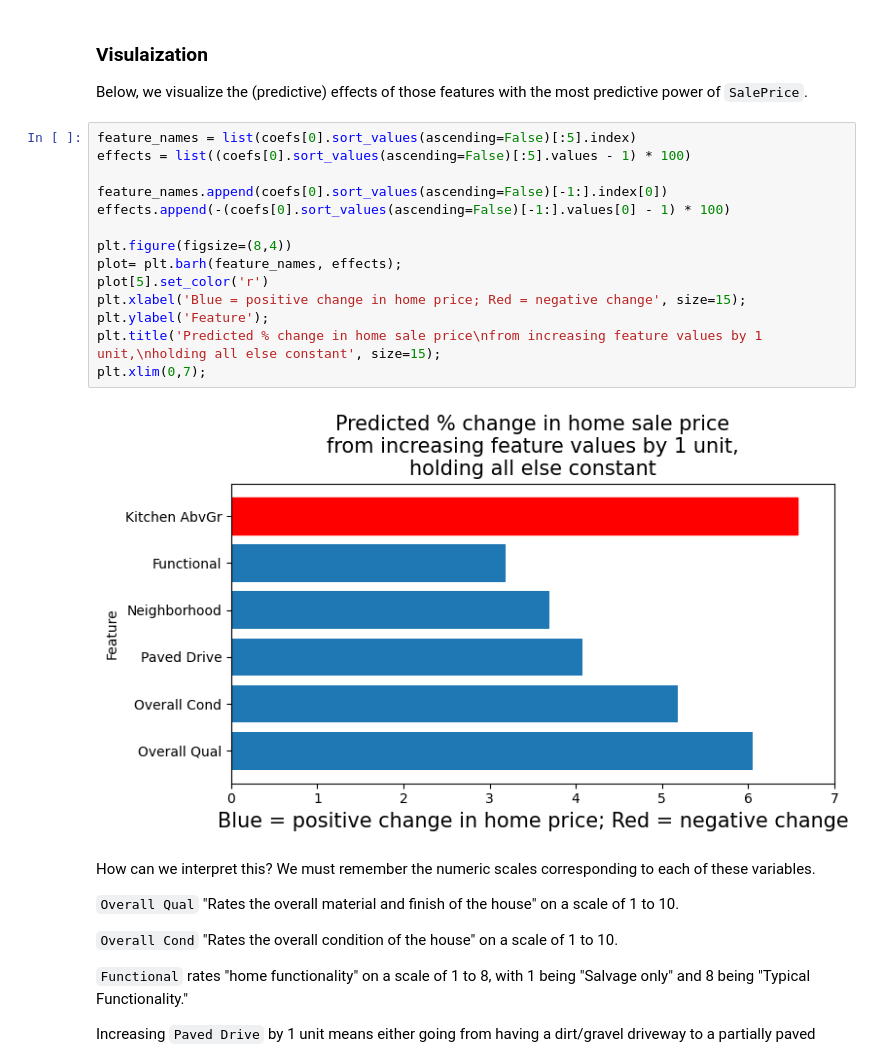
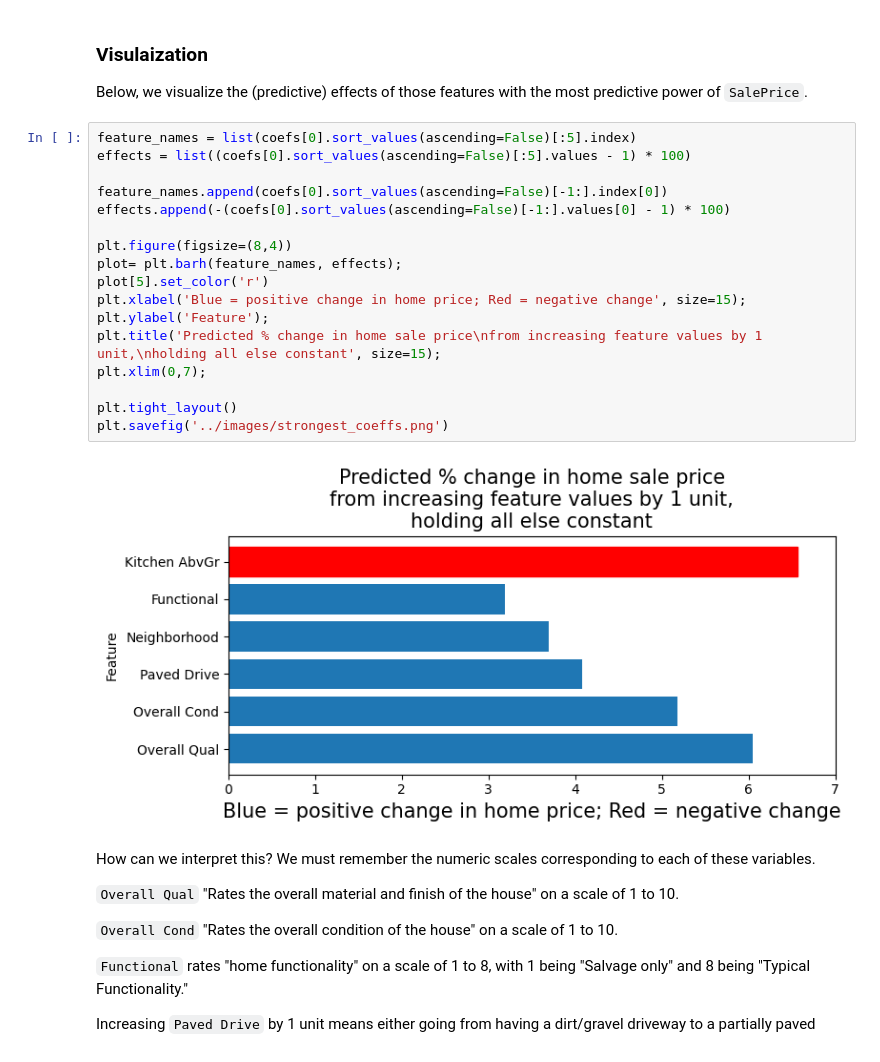
Before and after one commit to simonlazarus/Predicting-House-Prices-with-Linear-Regression, a Jupyter notebook: code/4_modeling.ipynb, the cells around one changed output. Cells and saved outputs as stored; diff of their text form.

```diff
--- a/code/4_modeling.ipynb
+++ b/code/4_modeling.ipynb
@@ -1019,19 +1022,22 @@ Below, we visualize the (predictive) effects of those features with the most pre
 # %%
 feature_names = list(coefs[0].sort_values(ascending=False)[:5].index)
 effects = list((coefs[0].sort_values(ascending=False)[:5].values - 1) * 100)
 
 feature_names.append(coefs[0].sort_values(ascending=False)[-1:].index[0])
 effects.append(-(coefs[0].sort_values(ascending=False)[-1:].values[0] - 1) * 100)
 
 plt.figure(figsize=(8,4))
 plot= plt.barh(feature_names, effects);
 plot[5].set_color('r')
 plt.xlabel('Blue = positive change in home price; Red = negative change', size=15);
 plt.ylabel('Feature');
 plt.title('Predicted % change in home sale price\nfrom increasing feature values by 1 unit,\nholding all else constant', size=15);
 plt.xlim(0,7);
+
+plt.tight_layout()
+plt.savefig('../images/strongest_coeffs.png')
 # %% [output]
-[figure, old version]
+[figure, new version]
 # %% [markdown]
 How can we interpret this?  We must remember the numeric scales corresponding to each of these variables.
 
```
Also changed, not shown: parts of 1 cell of this notebook, 4 other files.
